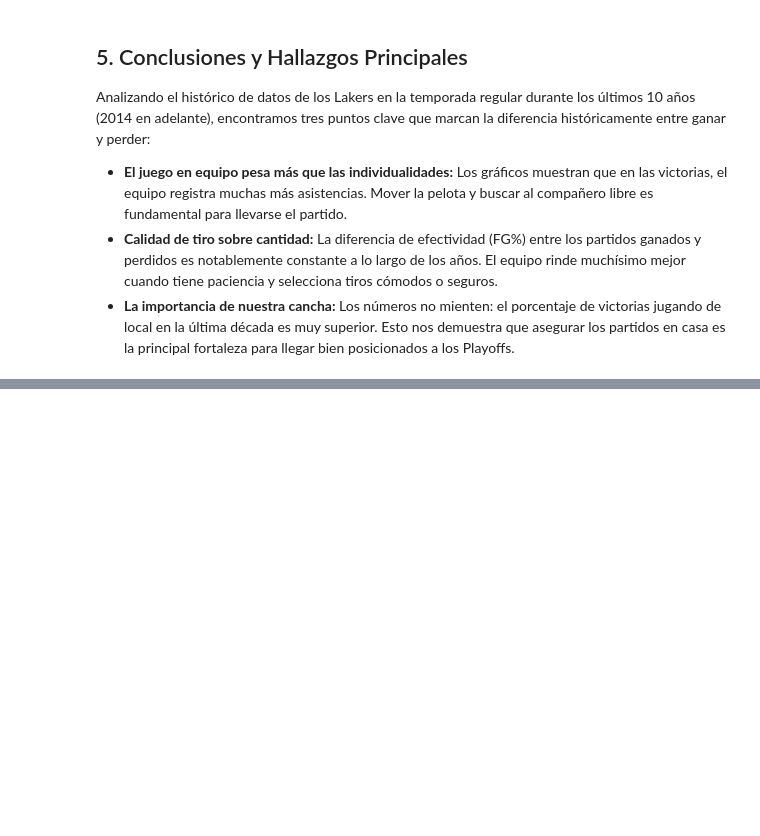
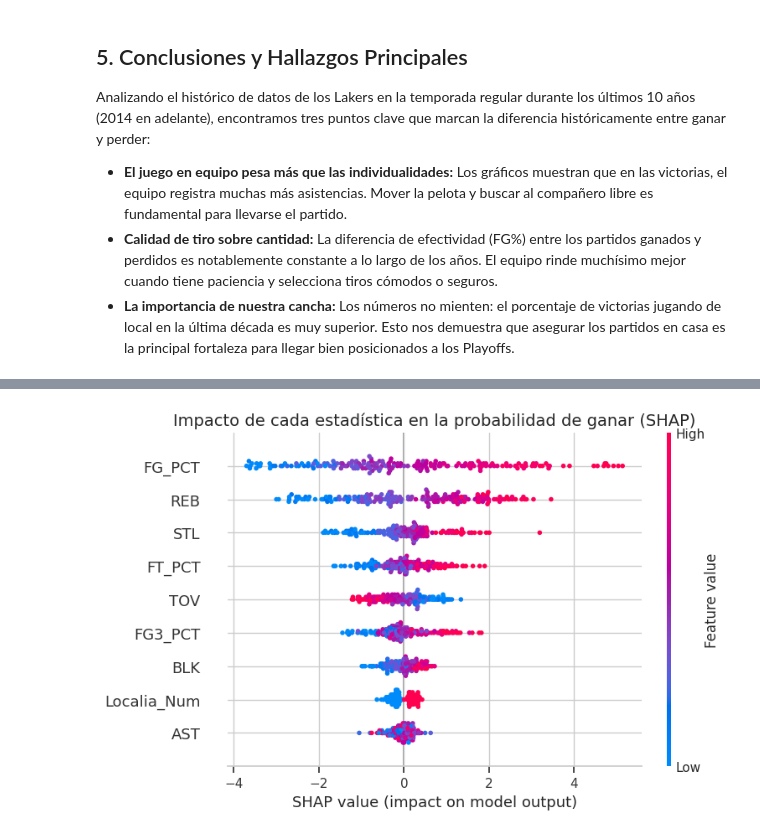
Before and after one commit to marcos-cabj/proyecto-data-science-II, a Jupyter notebook: DataScienceII.ipynb, the cells around one changed output, grey strips where cells are left out. Drawn from its saved outputs; the diff is of its cells as text; code cells hidden in the pictures; blank space fills up the shorter version.

```diff
--- a/DataScienceII.ipynb
+++ b/DataScienceII.ipynb
@@ -282,0 +391,27 @@ Analizando el histórico de datos de los Lakers en la temporada regular durante
+# %%
+import xgboost as xgb
+
+# Definimos el modelo base
+xgb_model = xgb.XGBClassifier(random_state=42, use_label_encoder=False, eval_metric='logloss')
+
+# Grilla de optimización para XGBoost
+param_grid_xgb = {
+    'n_estimators': [50, 100],
+    'learning_rate': [0.01, 0.1, 0.2],
+    'max_depth': [3, 5, 7]
+}
+
+# Validación cruzada
+grid_xgb = GridSearchCV(estimator=xgb_model, param_grid=param_grid_xgb, cv=5, scoring='roc_auc', n_jobs=-1)
+grid_xgb.fit(X_train_scaled, y_train)
+
+best_xgb = grid_xgb.best_estimator_
+print("Mejores parámetros XGBoost:", grid_xgb.best_params_)
+
+# Predicciones y Evaluación
+y_pred_xgb = best_xgb.predict(X_test_scaled)
+y_pred_prob_xgb = best_xgb.predict_proba(X_test_scaled)[:, 1]
+
+print("\n--- Reporte de Clasificación (XGBoost) ---")
+print(classification_report(y_test, y_pred_xgb))
+print(f"AUC-ROC Score: {roc_auc_score(y_test, y_pred_prob_xgb):.4f}")
@@ -282,0 +439,14 @@ Analizando el histórico de datos de los Lakers en la temporada regular durante
+# %%
+import shap
+import matplotlib.pyplot as plt
+
+# Asumiendo que XGBoost o Random Forest tuvieron buen rendimiento,
+# usamos SHAP para explicar las decisiones del mejor modelo (ej. XGBoost).
+explainer = shap.TreeExplainer(best_xgb)
+shap_values = explainer.shap_values(X_test_scaled)
+
+plt.figure(figsize=(10, 6))
+plt.title("Impacto de cada estadística en la probabilidad de ganar (SHAP)", fontsize=14)
+shap.summary_plot(shap_values, X_test_scaled, feature_names=features)
+# %% [output]
+[figure, added]
```
Also changed, not shown: parts of 13 cells of this notebook.
